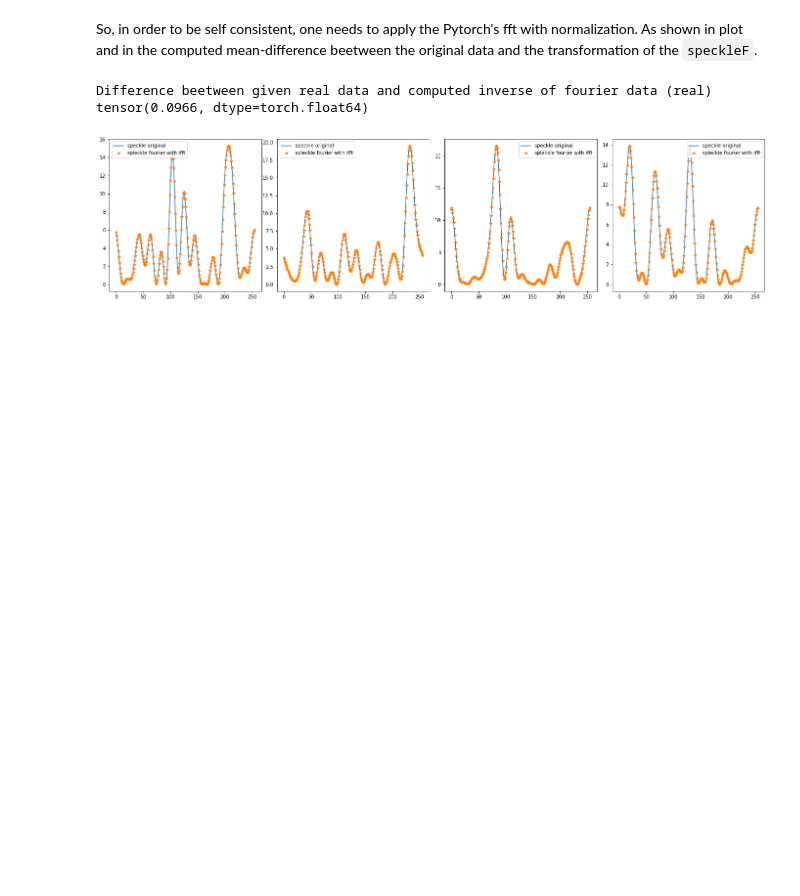
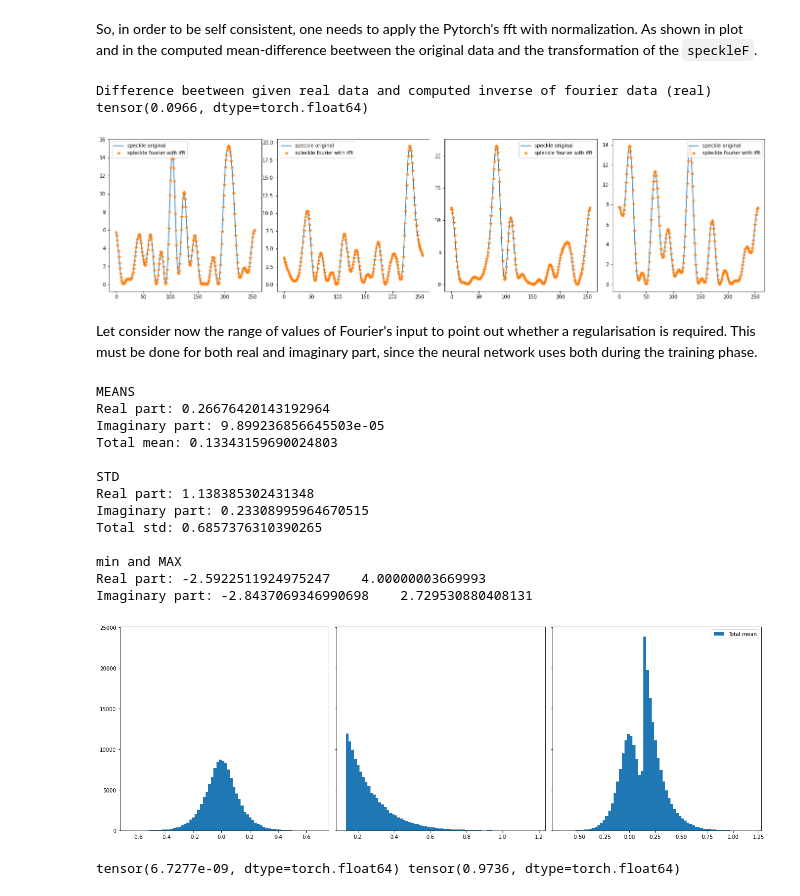
Before and after one commit to gscriva/dlai-project, a Jupyter notebook: readdata.ipynb, the cells around one changed output. Saved outputs shown, nothing was run; the diff lists cells and outputs as text; code cells hidden in the pictures; blank space fills up the shorter version.

Commit message:
Add normalize class to transform input

```diff
--- a/readdata.ipynb
+++ b/readdata.ipynb
@@ -163,3 +163,53 @@ for num, image in enumerate(speckleR[:plt_num, :]):
 # %% [output]
 Difference beetween given real data and computed inverse of fourier data (real) tensor(0.0966, dtype=torch.float64)
 [figure]
+# %% [markdown]
+Let consider now the range of values of Fourier's input to point out whether a regularisation is required. This must be done for both real and imaginary part, since the neural network uses both during the training phase.
+# %%
+mean_imag = torch.mean(speckleF[...,:15].imag, dim =1)
+std_imag = torch.var(speckleF[...,:15].imag, dim=1)
+
+mean_real = torch.mean(speckleF[...,:15].real, dim=1)
+std_real = torch.std(speckleF[...,:15].real, dim=1)
+
+mean = torch.cat((mean_imag, mean_real), dim=0)
+std = torch.cat((std_imag, std_real), dim=0)
+
+real_min = torch.min(speckleF[...,:15].real)
+real_max = torch.max(speckleF[...,:15].real)
+
+imag_min = torch.min(speckleF[...,:15].imag)
+imag_max = torch.max(speckleF[...,:15].imag)
+
+fig, axs = plt.subplots(1, 3, sharey=True, tight_layout=True, figsize=(18,6))
+_ = axs[0].hist(mean_imag.numpy(), bins=70, label="Imaginary part")
+_ = axs[1].hist(mean_real.numpy(), bins=70, label="Real part")
+_ = axs[2].hist(mean.numpy(), bins=70, label="Total mean")
+plt.legend()
+
+print("\nMEANS \nReal part: {0}\nImaginary part: {1}\nTotal mean: {2}\n".format(torch.mean(mean_real), torch.mean(mean_imag), torch.mean(mean)))
+print("STD \nReal part: {0}\nImaginary part: {1}\nTotal std: {2}\n".format(torch.mean(std_real), torch.mean(std_imag), torch.mean(std)))
+
+print("min and MAX\nReal part: {}    {}\nImaginary part: {}    {}\n\n".format(real_min, real_max, imag_min, imag_max))
+# %% [output]
+MEANS
+Real part: 0.26676420143192964
+Imaginary part: 9.899236856645503e-05
+Total mean: 0.13343159690024803
+
+STD
+Real part: 1.138385302431348
+Imaginary part: 0.23308995964670515
+Total std: 0.6857376310390265
+
+min and MAX
+Real part: -2.5922511924975247    4.00000003669993
+Imaginary part: -2.8437069346990698    2.729530880408131
+[figure, added]
+# %%
+normalize = Normalize(0.26676420143192964, 1.138385302431348)
+out = normalize(speckleF[...,:15].real)
+
+print(out.mean(), out.std())
+# %% [output]
+tensor(6.7277e-09, dtype=torch.float64) tensor(0.9736, dtype=torch.float64)
```
Also changed, not shown: parts of 3 cells of this notebook, 3 other files.
